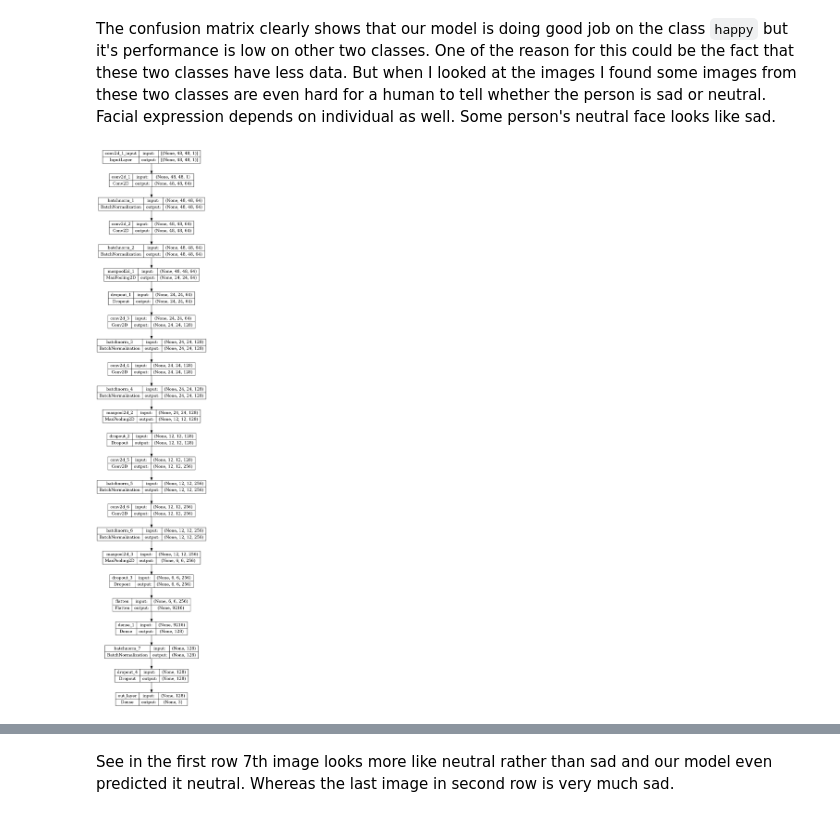
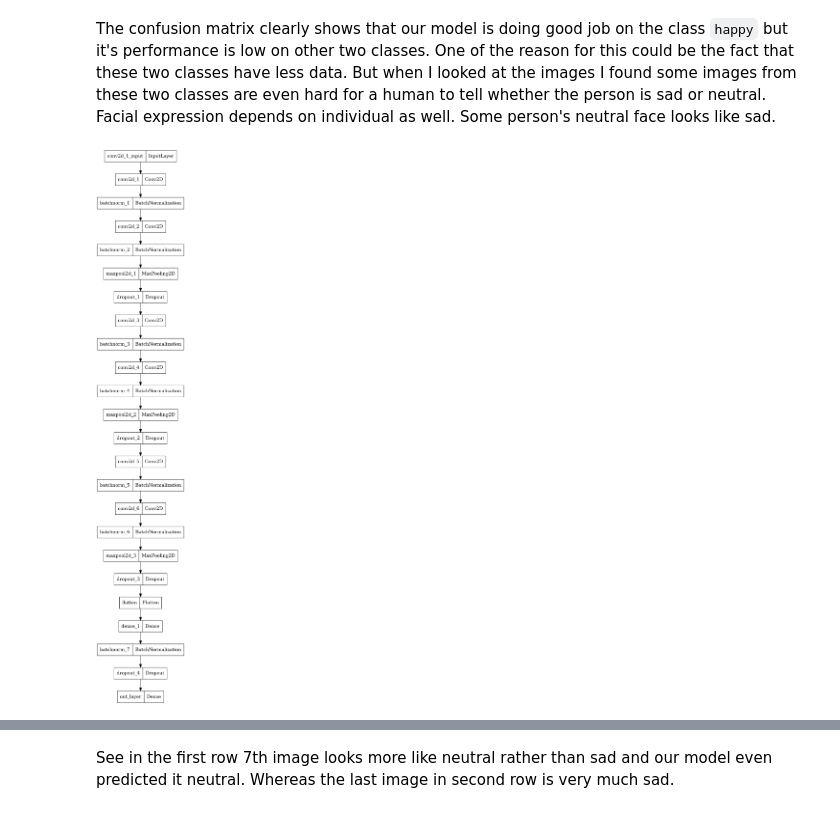
Before and after one commit to matheusqs/facial-emotion-recognition, a Jupyter notebook: notebookaa96f92ba3.ipynb, the cells around one changed output, grey strips where cells are left out. Cells and saved outputs as stored; diff of their text form; code cells hidden in the pictures.

Commit message:
Change images

```diff
--- a/notebookaa96f92ba3.ipynb
+++ b/notebookaa96f92ba3.ipynb
@@ -471,9 +433,12 @@ print(clf_report)
 # %% [markdown]
 The confusion matrix clearly shows that our model is doing good job on the class `happy` but it's performance is low on other two classes. One of the reason for this could be the fact that these two classes have less data. But when I looked at the images I found some images from these two classes are even hard for a human to tell whether the person is sad or neutral. Facial expression depends on individual as well. Some person's neutral face looks like sad.
 # %%
-plot_model(model, to_file='model_plot.png', show_shapes=True, show_layer_names=True)
+plot_model(
+    model,
+    to_file='model_plot.png',
+)
 # %% [output]
-[figure, old version]
+[figure, new version]
 # %%
 mapper = {
     0: "happy",
```
Also changed, not shown: parts of 4 cells of this notebook, 1 other file.
